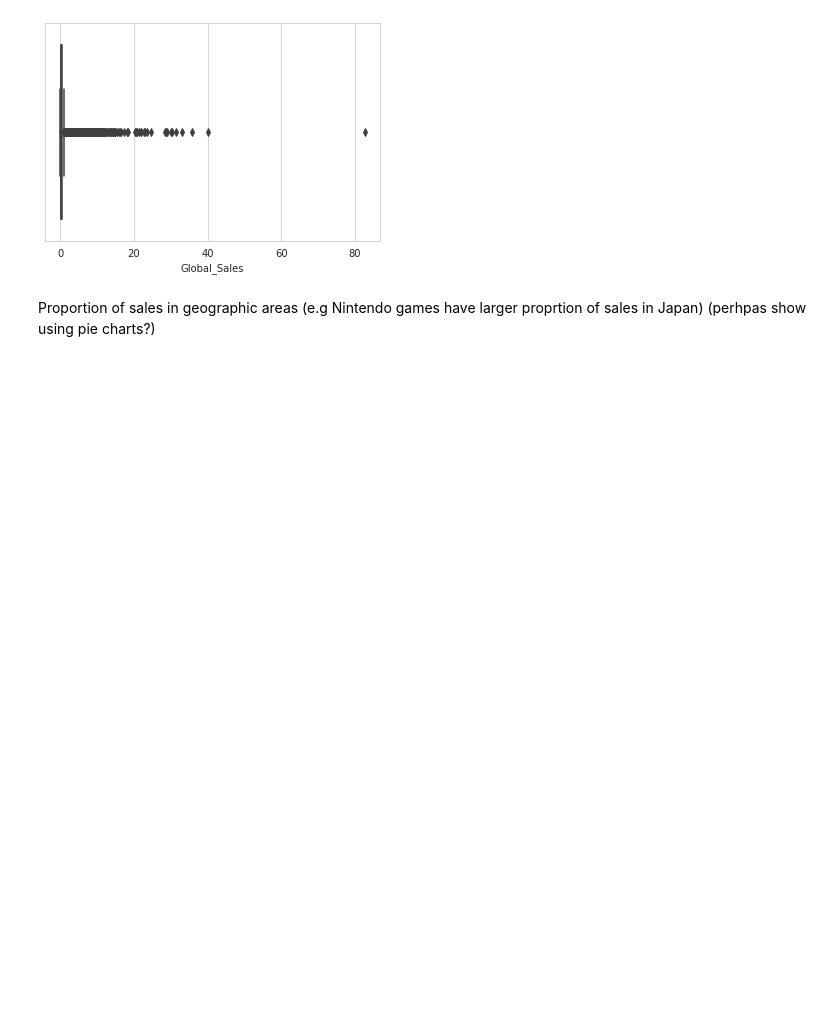
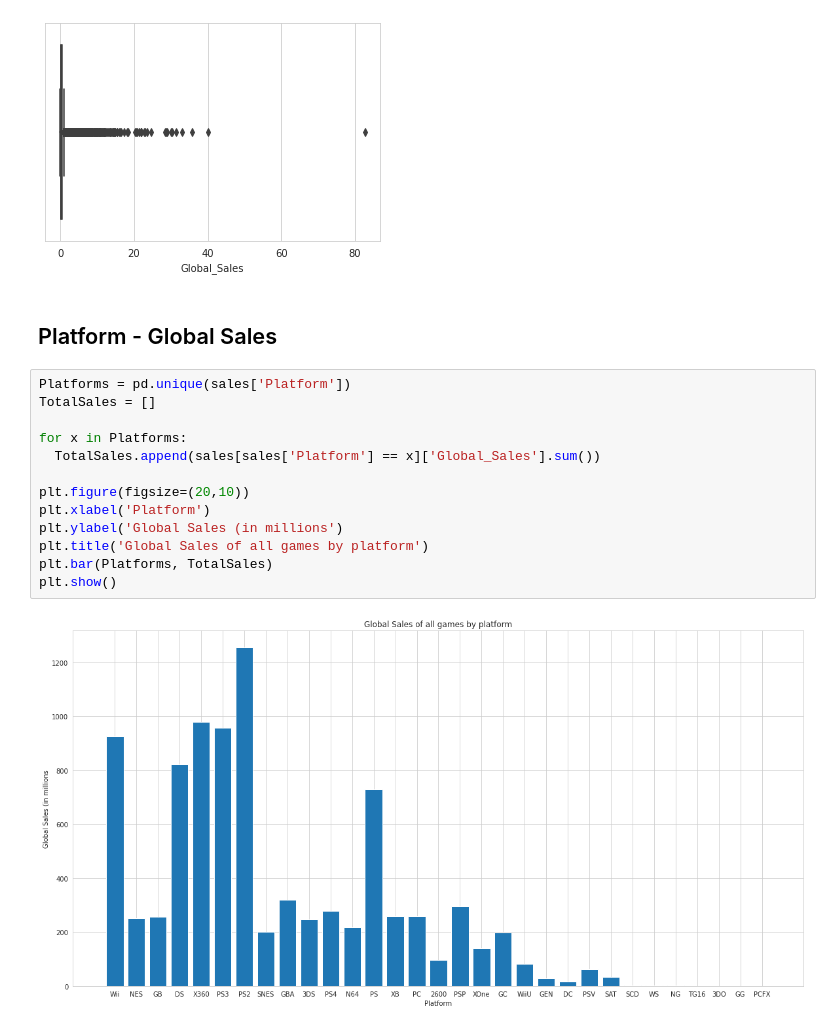
Before and after one commit to DanielPitfield/Python_Data_Science, a Jupyter notebook: Video_Games_Sales.ipynb, the cells around one changed output. Drawn from its saved outputs; the diff is of its cells as text; blank space fills up the shorter version.

Commit message:
Platform sales, game search, region distribution and best sellers by platform and year

```diff
--- a/Video_Games_Sales.ipynb
+++ b/Video_Games_Sales.ipynb
@@ -61,5 +61,20 @@ sns.set_style("whitegrid")
 ax = sns.boxplot(x='Global_Sales', data=sales, width=0.8)
 # %% [output]
 [figure]
-# %% [markdown]
-Proportion of sales in geographic areas (e.g Nintendo games have larger proprtion of sales in Japan) (perhpas show using pie charts?)
+# %% [markdown]
+## Platform - Global Sales
+# %%
+Platforms = pd.unique(sales['Platform'])
+TotalSales = []
+
+for x in Platforms:
+  TotalSales.append(sales[sales['Platform'] == x]['Global_Sales'].sum())
+
+plt.figure(figsize=(20,10))
+plt.xlabel('Platform')
+plt.ylabel('Global Sales (in millions')
+plt.title('Global Sales of all games by platform')
+plt.bar(Platforms, TotalSales)
+plt.show()
+# %% [output]
+[figure, added]
```
Also changed, not shown: parts of 15 cells of this notebook.
